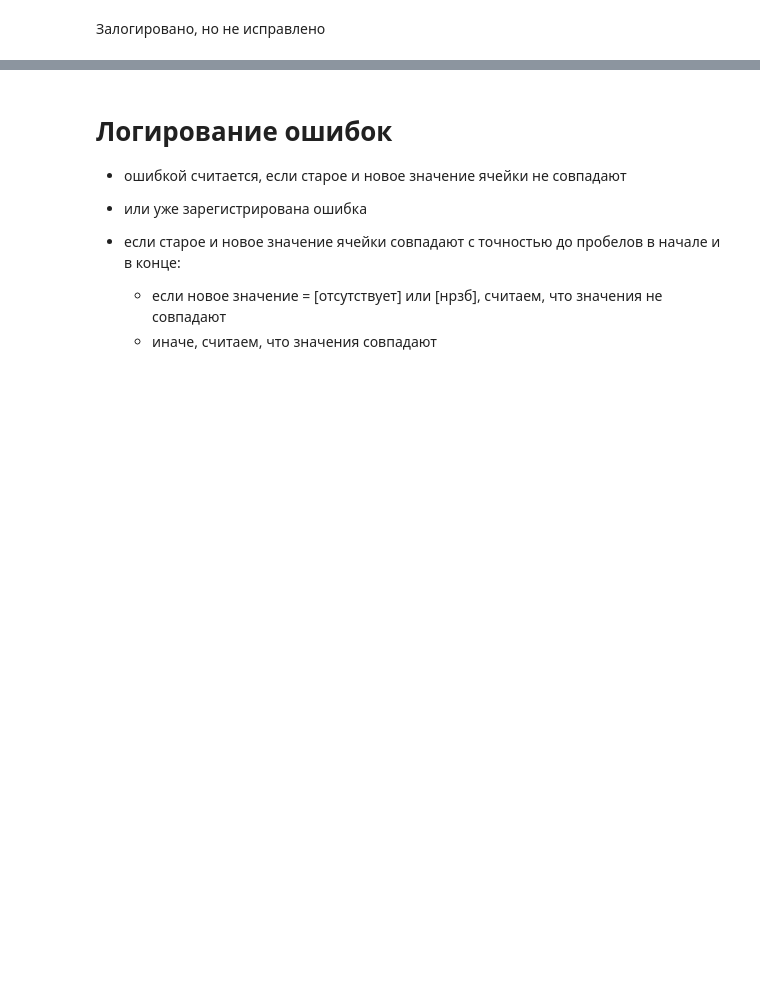
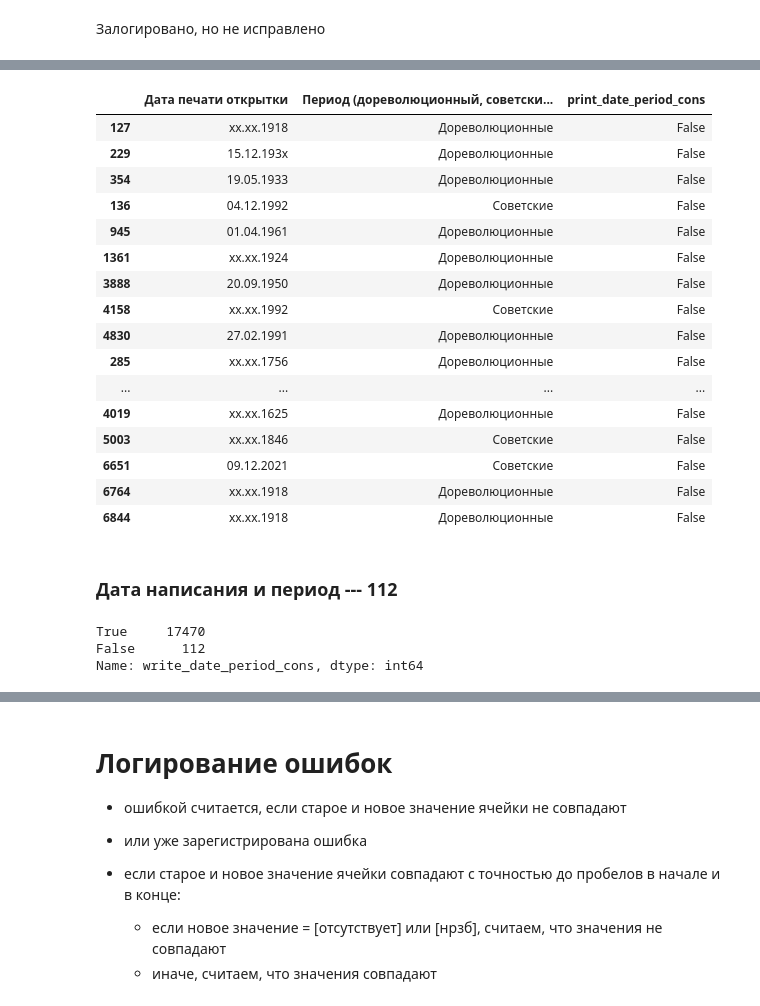
Before and after one commit to anna-golub/postcards_bachelor_thesis, a Jupyter notebook: corpus_for_researchers/corpus_generation.ipynb, the cells around one changed output, grey strips where cells are left out. Drawn from its saved outputs; the diff is of its cells as text; code cells hidden in the pictures; blank space fills up the shorter version.

```diff
--- a/corpus_for_researchers/corpus_generation.ipynb
+++ b/corpus_for_researchers/corpus_generation.ipynb
@@ -1069,0 +1174,27 @@ with pd.option_context('display.max_colwidth', None):
+# %%
+def check_print_date_period(print_date, period):
+  year = print_date.split('.')[-1]
+  if period in (ots, nrzb) or year in (ots, nrzb):
+    return True
+
+  if period == 'Дореволюционные':
+    for pattern in period_year_patterns['Дореволюционные']:
+      m = re.match(pattern, year)
+      if m is not None and m.group(0) == year:
+        return True
+    return False
+
+  if period == 'Советские':
+    for pattern in period_year_patterns['Дореволюционные'] + period_year_patterns['Советские']:
+      m = re.match(pattern, year)
+      if m is not None and m.group(0) == year:
+        return True
+    return False
+# %%
+df['print_date_period_cons'] = df.apply(
+    lambda row: check_print_date_period(
+        row['Дата печати открытки'],
+        row['Период (дореволюционный, советский, постсоветский)']
+        ),
+    axis=1
+)
@@ -1069,0 +1207,25 @@ with pd.option_context('display.max_colwidth', None):
+# %%
+df[df['print_date_period_cons'] == False][
+    ['Дата печати открытки', 'Период (дореволюционный, советский, постсоветский)',
+     'print_date_period_cons']
+    ]
+# %% [output]
+|  | Дата печати открытки | Период (дореволюционный, советски... | print_date_period_cons |
+| 127 | xx.xx.1918 | Дореволюционные | False |
+| 229 | 15.12.193x | Дореволюционные | False |
+| 354 | 19.05.1933 | Дореволюционные | False |
+| 136 | 04.12.1992 | Советские | False |
+| 945 | 01.04.1961 | Дореволюционные | False |
+| 1361 | xx.xx.1924 | Дореволюционные | False |
+| 3888 | 20.09.1950 | Дореволюционные | False |
+| 4158 | xx.xx.1992 | Советские | False |
+| 4830 | 27.02.1991 | Дореволюционные | False |
+| 285 | xx.xx.1756 | Дореволюционные | False |
+| ... | ... | ... | ... |
+| 4019 | xx.xx.1625 | Дореволюционные | False |
+| 5003 | xx.xx.1846 | Советские | False |
+| 6651 | 09.12.2021 | Советские | False |
+| 6764 | xx.xx.1918 | Дореволюционные | False |
+| 6844 | xx.xx.1918 | Дореволюционные | False |
+# %% [markdown]
+### Дата написания и период --- 112
@@ -1069,0 +1250,6 @@ with pd.option_context('display.max_colwidth', None):
+# %%
+df['write_date_period_cons'].value_counts()
+# %% [output]
+True     17470
+False      112
+Name: write_date_period_cons, dtype: int64
```
Also changed, not shown: parts of 92 cells of this notebook, 3 other files.
